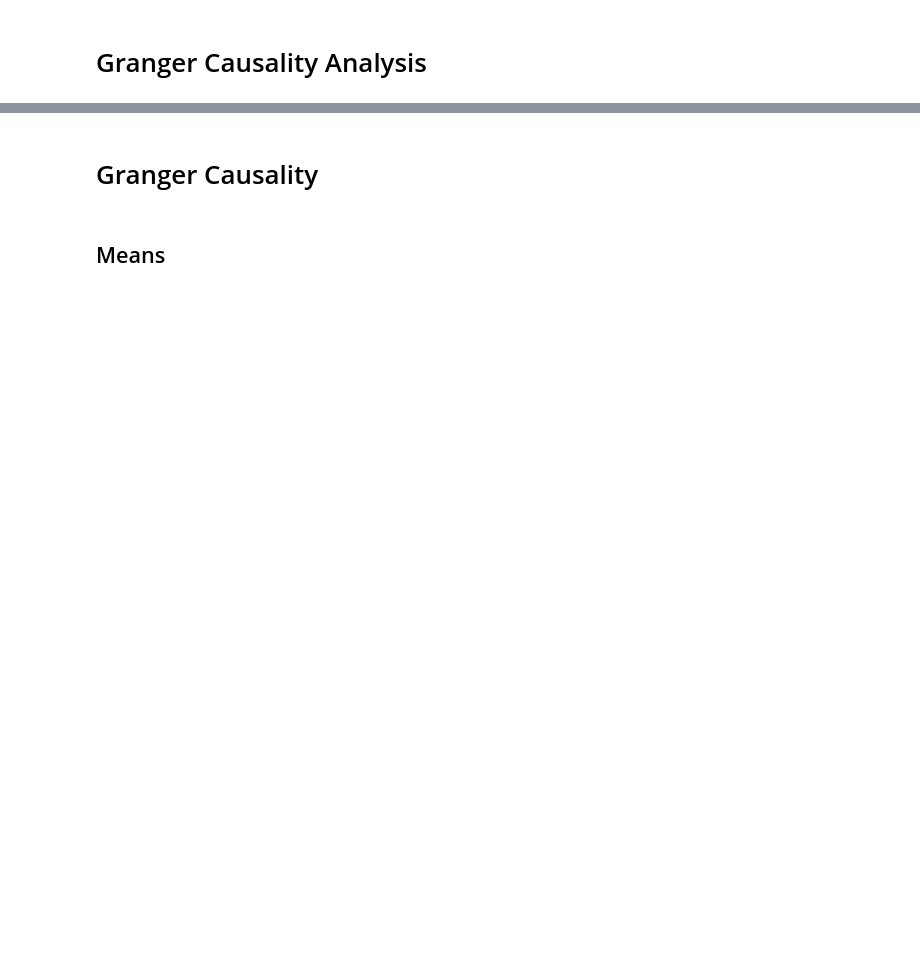
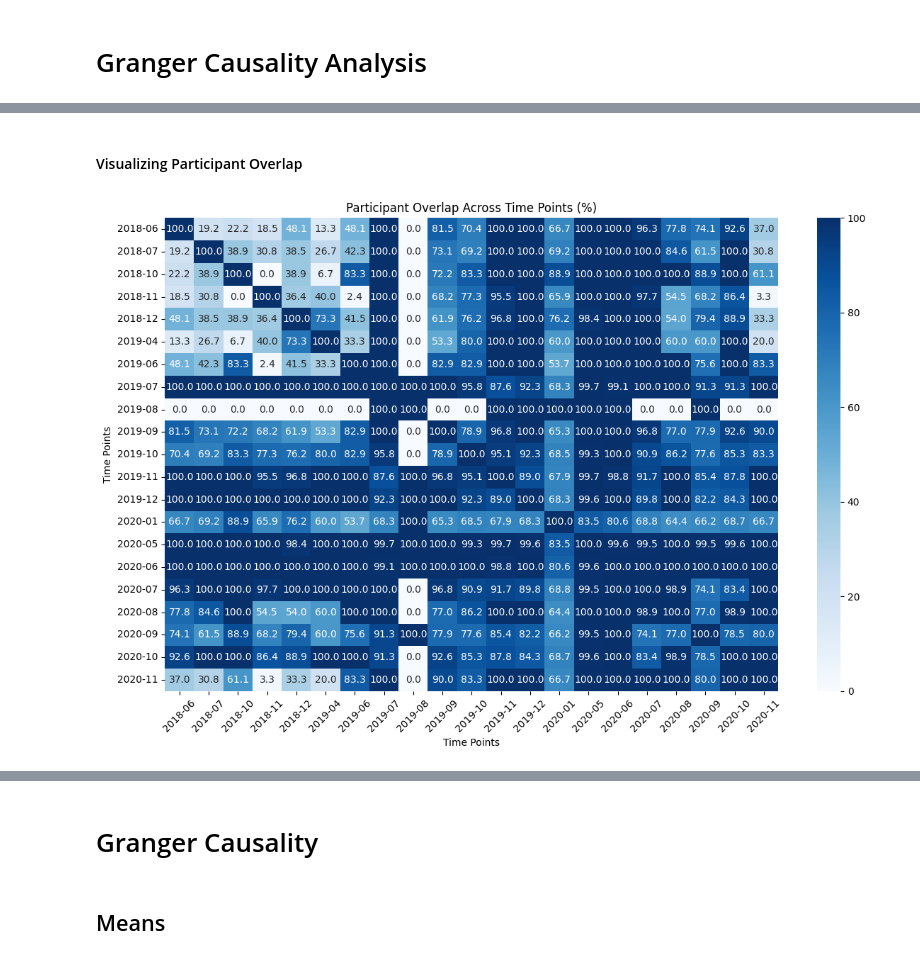
Before and after one commit to madisonlaprise/Senior_Thesis, a Jupyter notebook: Study2/Granger/Granger_Causality.ipynb, the cells around one changed output, grey strips where cells are left out. Cells and saved outputs as stored; diff of their text form; code cells hidden in the pictures; blank space fills up the shorter version.

```diff
--- a/Study2/Granger/Granger_Causality.ipynb
+++ b/Study2/Granger/Granger_Causality.ipynb
@@ -35,0 +93,32 @@ for time_point in time_points:
+# %% [markdown]
+#### Visualizing Participant Overlap
+# %%
+# Create a dictionary of unique participants for each time point
+participant_dict = df.groupby('YearMonth')['Participant_Number'].apply(set).to_dict()
+
+# Initialize an empty DataFrame to store pairwise overlap percentages
+time_points = list(participant_dict.keys())
+overlap_matrix = pd.DataFrame(index=time_points, columns=time_points)
+
+# Compute pairwise overlaps
+for t1 in time_points:
+    for t2 in time_points:
+        overlap_count = len(participant_dict[t1].intersection(participant_dict[t2]))
+        min_count = min(len(participant_dict[t1]), len(participant_dict[t2]))
+        overlap_percentage = (overlap_count / min_count) * 100 if min_count > 0 else 0
+        overlap_matrix.loc[t1, t2] = overlap_percentage
+
+# Convert overlap matrix to numeric for plotting
+overlap_matrix = overlap_matrix.astype(float)
+
+# Visualize the overlap matrix as a heatmap
+plt.figure(figsize=(12, 8))
+sns.heatmap(overlap_matrix, annot=True, fmt=".1f", cmap="Blues", cbar=True)
+plt.title("Participant Overlap Across Time Points (%)")
+plt.xlabel("Time Points")
+plt.ylabel("Time Points")
+plt.xticks(rotation=45)
+plt.tight_layout()
+plt.show()
+# %% [output]
+[figure, added]
```
Also changed, not shown: parts of 13 cells of this notebook, 3 other files.
